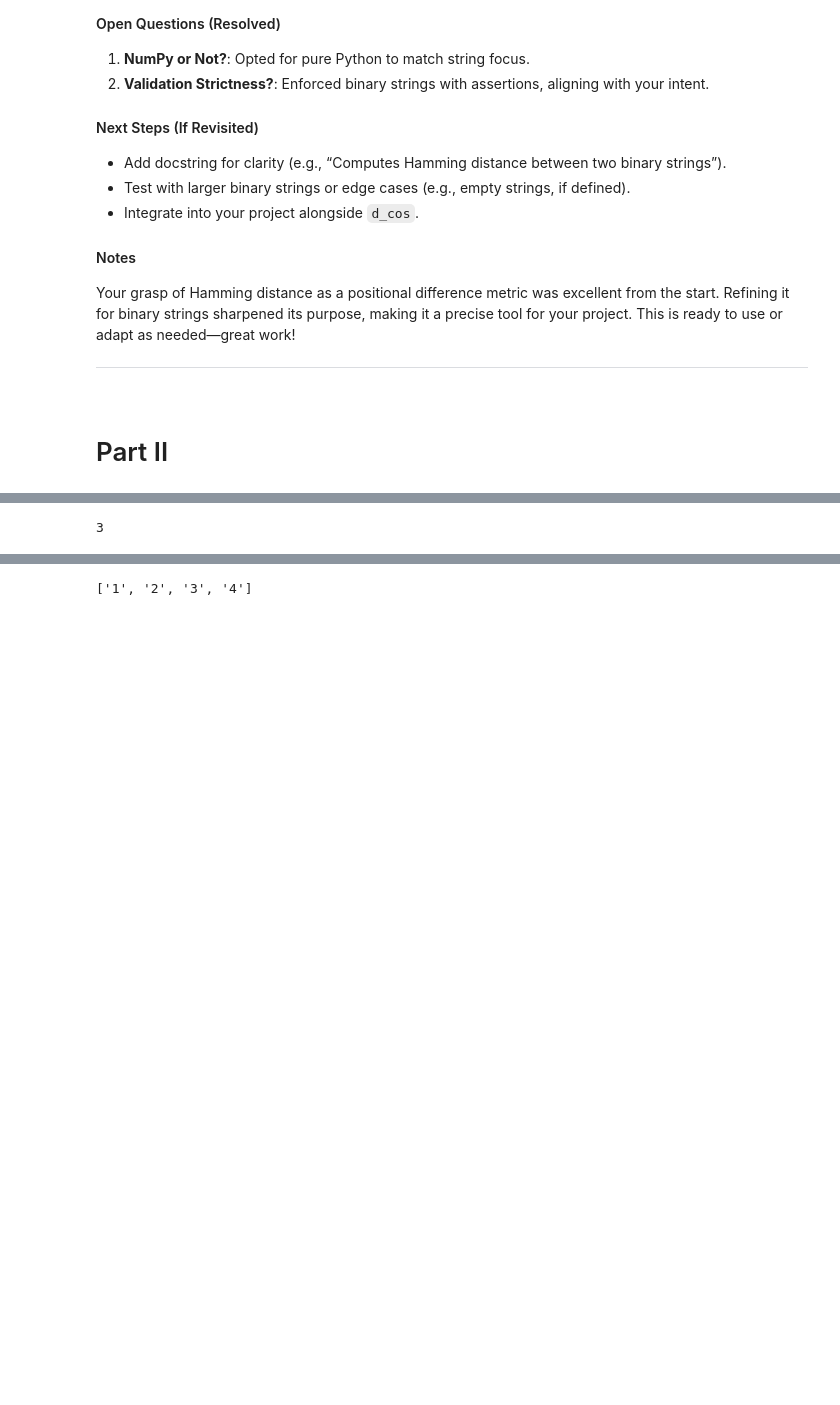
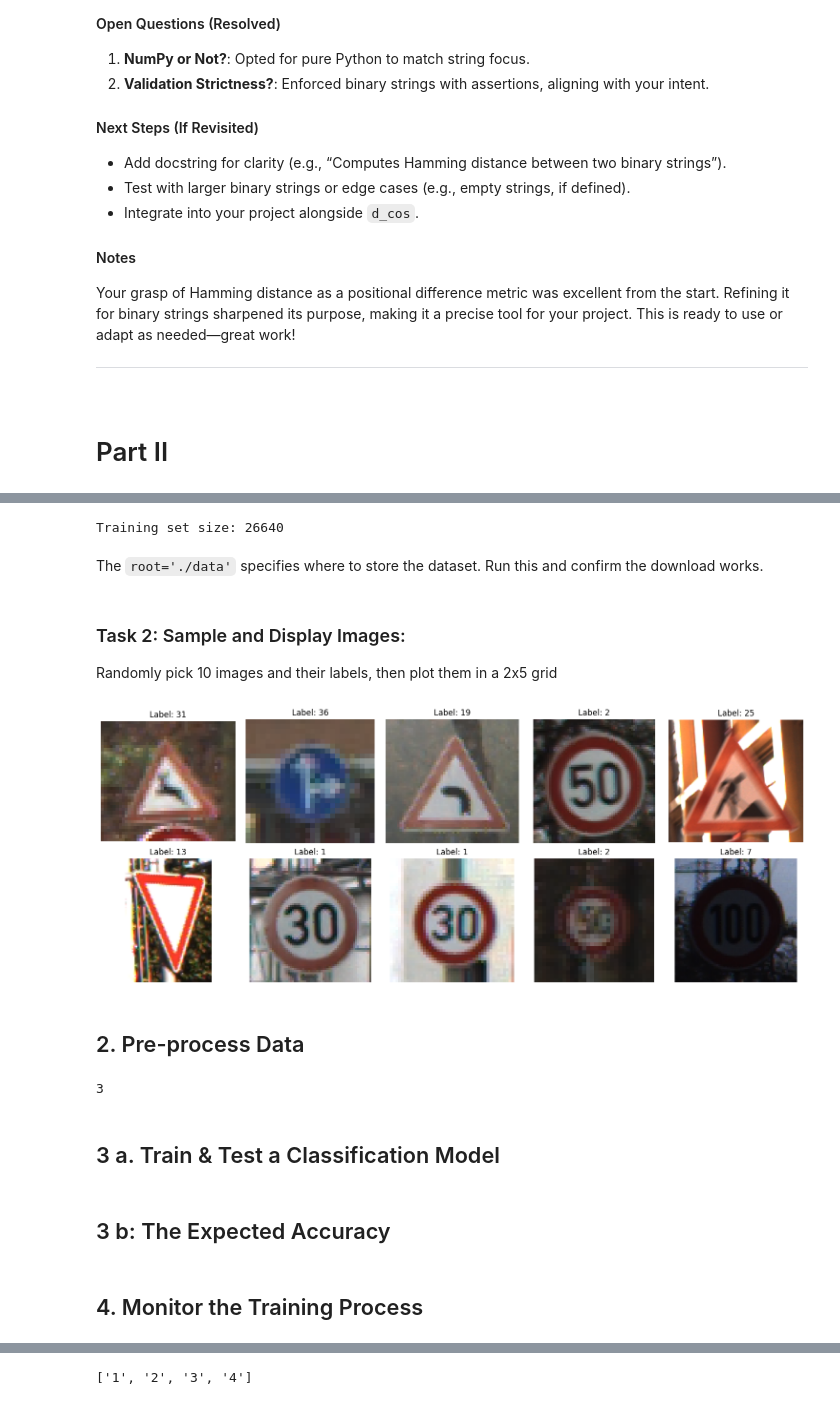
Before and after one commit to GinWeng/AI4E2024, a Jupyter notebook: Assignmen_1_AI4E.ipynb, the cells around one changed output, grey strips where cells are left out. Cells and saved outputs as stored; diff of their text form; code cells hidden in the pictures; folded sections open; blank space fills up the shorter version.

Commit message:
Part 2 Task 1 save

```diff
--- a/Assignmen_1_AI4E.ipynb
+++ b/Assignmen_1_AI4E.ipynb
@@ -383 +421,33 @@ def d_ham(A,B):
+# %%
+# Load training dataset for visualization (no transforms yet)
+train_dataset_vis = torchvision.datasets.GTSRB(
+    root='./data', split='train', download=True, transform=None
+)
+print(f'Training set size: {len(train_dataset_vis)}')
+# %% [output]
+Training set size: 26640
+# %% [markdown]
+The `root='./data'` specifies where to store the dataset. Run this and confirm the download works.
+# %% [markdown]
+### Task 2: Sample and Display Images:
+Randomly pick 10 images and their labels, then plot them in a 2x5 grid
+# %%
+# Sample 10 random indices
+indices = random.sample(range(len(train_dataset_vis)), 10)
+images = [train_dataset_vis[i][0] for i in indices]  # PIL images
+labels = [train_dataset_vis[i][1] for i in indices]  # Integer labels
+
+# Plot images
+plt.figure(figsize=(15, 6))
+for i in range(10):
+    plt.subplot(2, 5, i + 1)
+    plt.imshow(images[i])
+    plt.title(f'Label: {labels[i]}')
+    plt.axis('off')
+plt.tight_layout()
+plt.show()
+# %% [output]
+[figure, added]
+# %% [markdown]
+## 2. Pre-process Data
 # %%
@@ -389,3 +460,9 @@ print(d_ham(A,B))
 #print(d_cos(A,B))
 # %% [output]
 3
+# %% [markdown]
+## 3 a. Train \& Test a Classification Model
+# %% [markdown]
+## 3 b: The Expected Accuracy
+# %% [markdown]
+## 4. Monitor the Training Process
```
Also changed, not shown: parts of 7 cells of this notebook.
